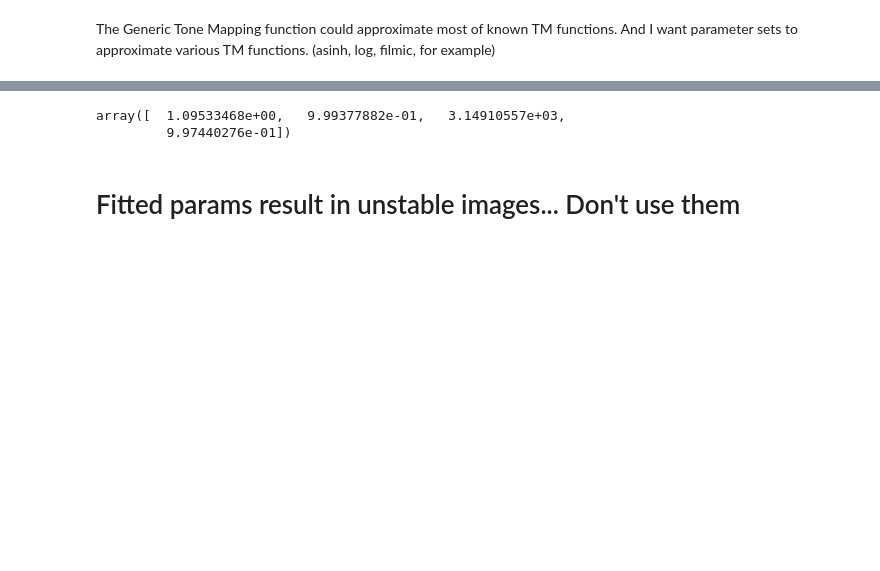
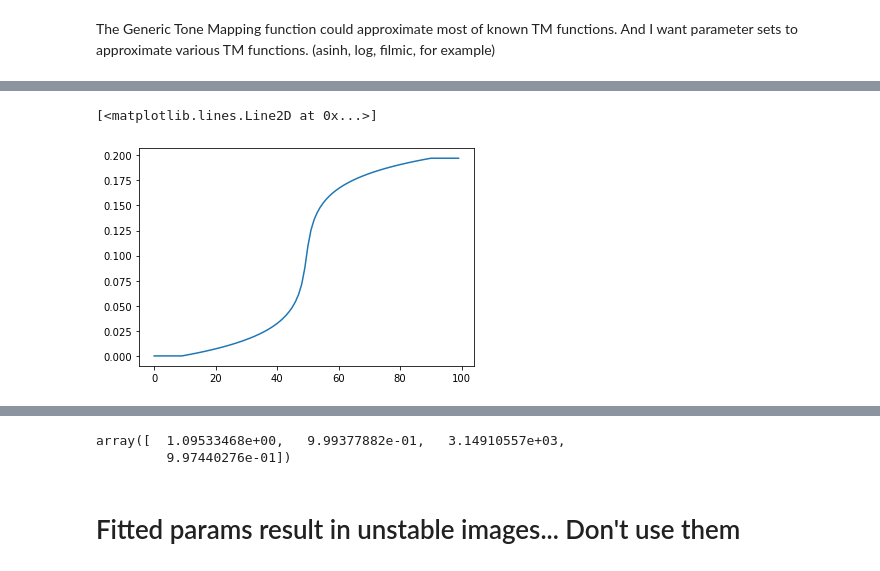
Before and after one commit to Hoseung/astroBF, a Jupyter notebook: notebooks/Scipy_optimize_example.ipynb, the cells around one changed output, grey strips where cells are left out. Cells and saved outputs as stored; diff of their text form; code cells hidden in the pictures; blank space fills up the shorter version.

```diff
--- a/notebooks/Scipy_optimize_example.ipynb
+++ b/notebooks/Scipy_optimize_example.ipynb
@@ -45 +175,6 @@ from astrobf import tmo
+# %%
+plt.plot(xx)
+# %% [output]
+[<matplotlib.lines.Line2D at 0x...>]
+[figure, added]
 # %%
```
Also changed, not shown: parts of 45 cells of this notebook, 3 other files.
